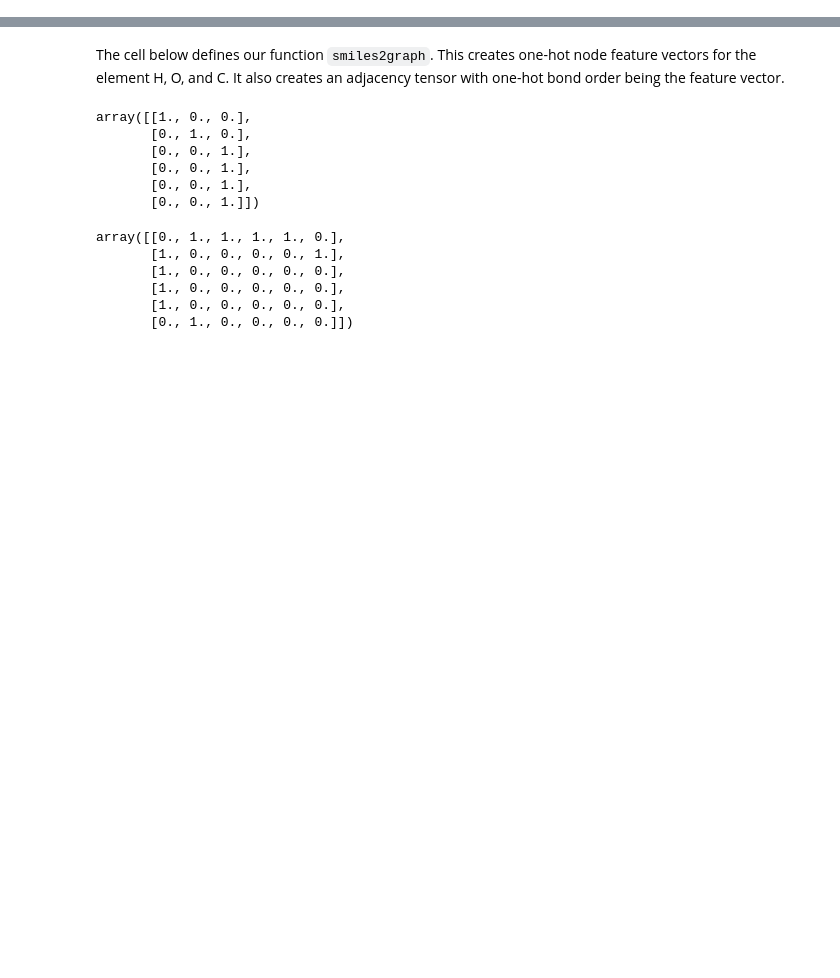
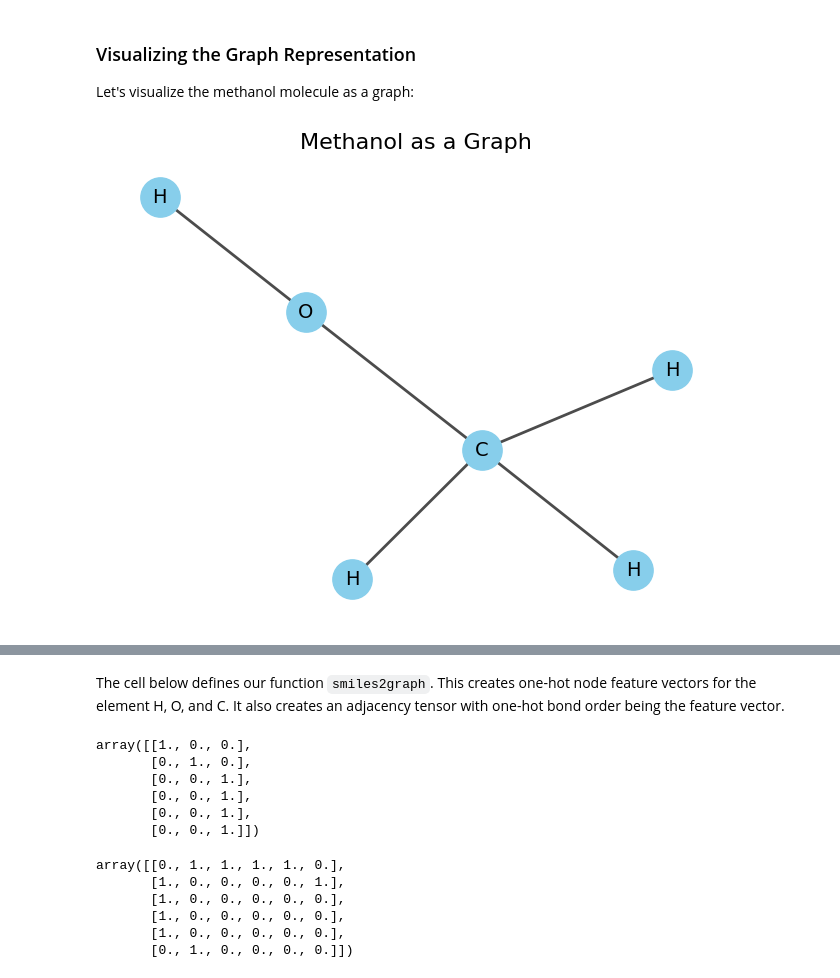
Before and after one commit to HFooladi/GNNs-For-Chemists, a Jupyter notebook: notebooks/01_GNN_representation.ipynb, the cells around one changed output, grey strips where cells are left out. Saved outputs shown, nothing was run; the diff lists cells and outputs as text; code cells hidden in the pictures; blank space fills up the shorter version.

```diff
--- a/notebooks/01_GNN_representation.ipynb
+++ b/notebooks/01_GNN_representation.ipynb
@@ -107,0 +220,40 @@ import networkx as nx # visualization
+# %% [markdown]
+### Visualizing the Graph Representation
+
+Let's visualize the methanol molecule as a graph:
+# %%
+def visualize_molecular_graph(adjacency, node_labels):
+    """Visualize a molecule as a graph."""
+    G = nx.Graph()
+
+    # Add nodes
+    for i, label in enumerate(node_labels):
+        G.add_node(i, label=label)
+
+    # Add edges
+    rows, cols = np.where(adjacency == 1)
+    edges = zip(rows.tolist(), cols.tolist())
+    for i, j in edges:
+        if i < j:  # Add each edge only once
+            G.add_edge(i, j)
+
+    # Plot the graph
+    plt.figure(figsize=(8, 6))
+    pos = nx.spring_layout(G, seed=42)  # Position nodes using spring layout
+
+    # Draw nodes with labels
+    nx.draw_networkx_nodes(G, pos, node_color='skyblue', node_size=800)
+    nx.draw_networkx_labels(G, pos, labels={i: node_labels[i] for i in range(len(node_labels))}, font_size=14)
+
+    # Draw edges
+    nx.draw_networkx_edges(G, pos, width=2, alpha=0.7)
+
+    plt.axis('off')
+    plt.title('Methanol as a Graph', fontsize=16)
+    plt.show()
+
+# Visualize methanol
+atom_labels = [ 'H', 'H', 'H', 'C', 'O', 'H']
+visualize_molecular_graph(adjacency, atom_labels)
+# %% [output]
+[figure, added]
```
Also changed, not shown: parts of 29 cells of this notebook.
